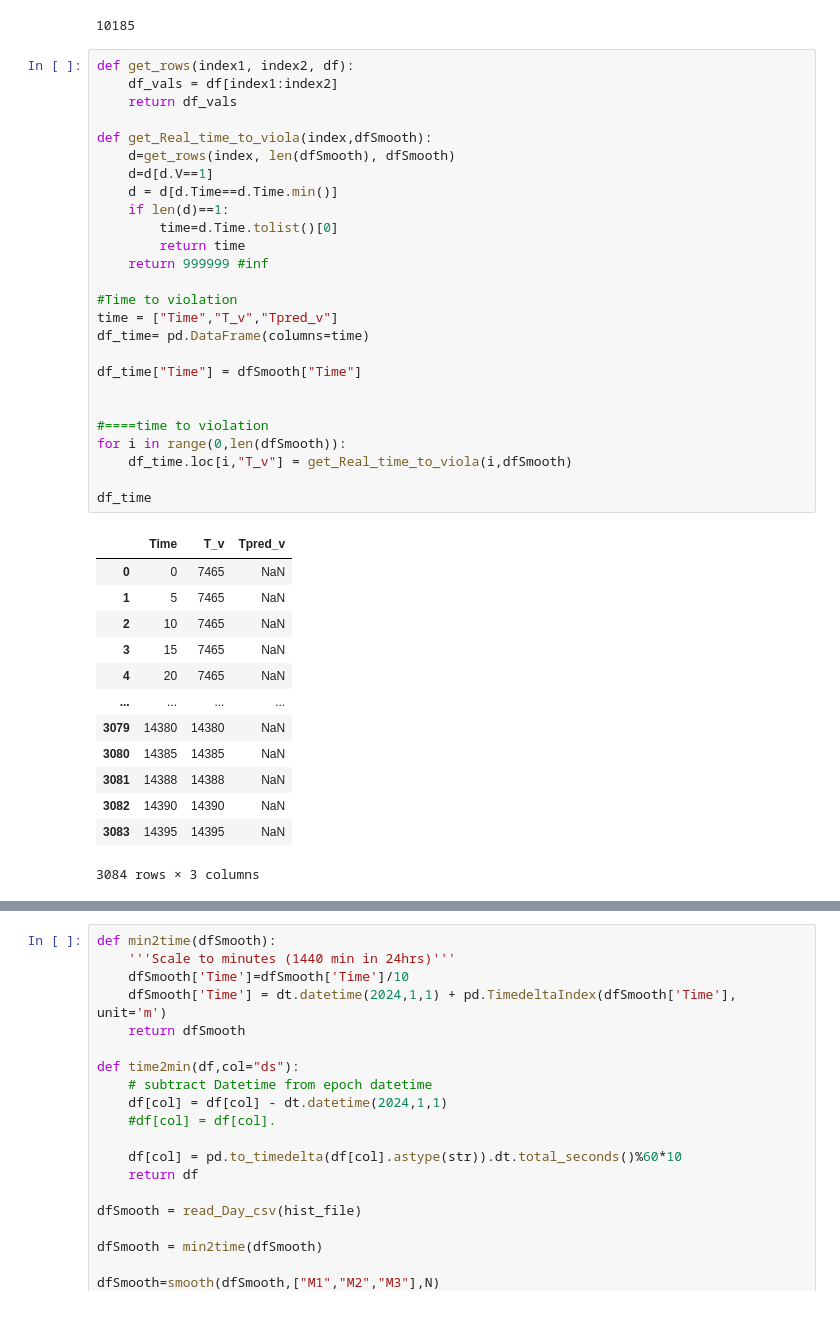
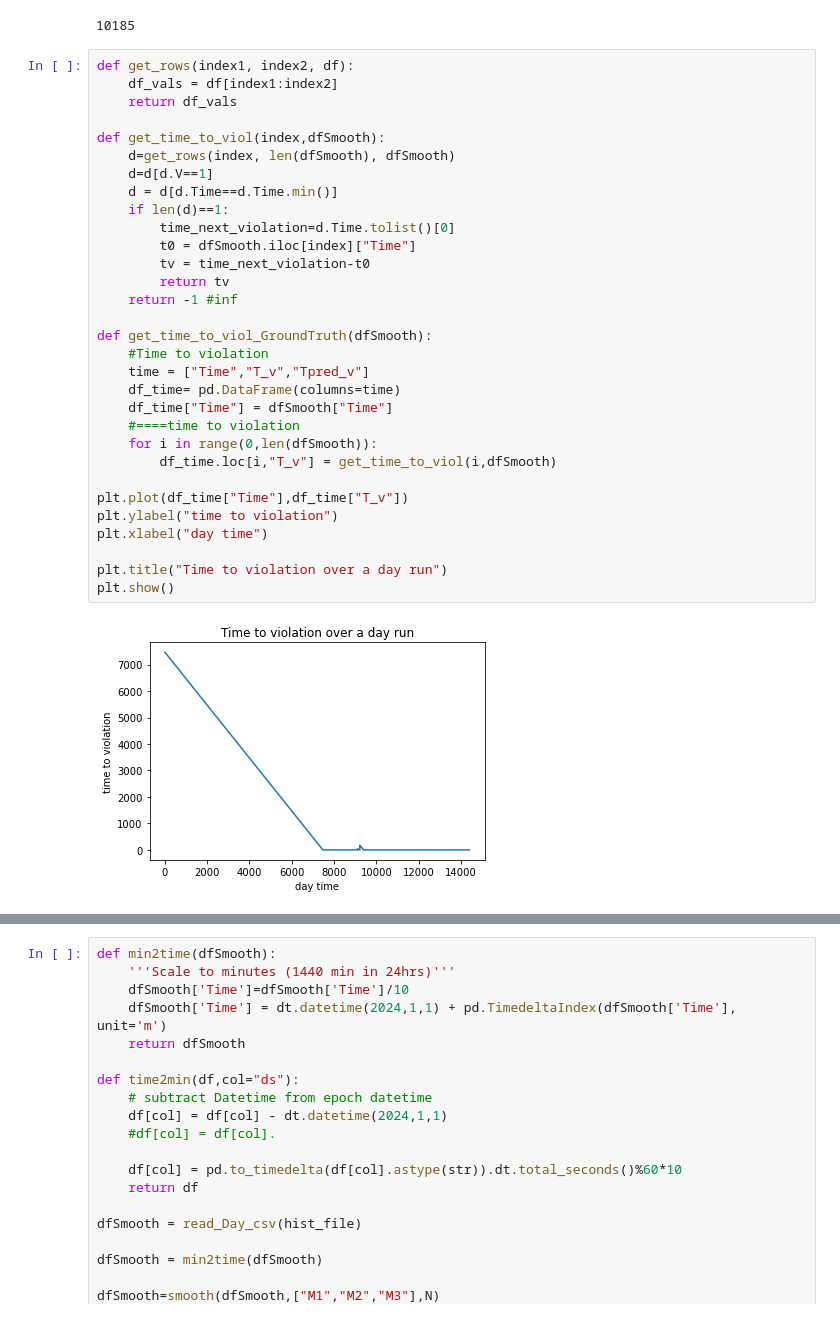
Before and after one commit to Gricel-lee/ProactiveAdaptation, a Jupyter notebook: AllCODE.ipynb, the cells around one changed output, grey strips where cells are left out. Saved outputs shown, nothing was run; the diff lists cells and outputs as text.

```diff
--- a/AllCODE.ipynb
+++ b/AllCODE.ipynb
@@ -577,40 +577,33 @@ time
 # %%
 def get_rows(index1, index2, df):
     df_vals = df[index1:index2]
     return df_vals
 
-def get_Real_time_to_viola(index,dfSmooth):
+def get_time_to_viol(index,dfSmooth):
     d=get_rows(index, len(dfSmooth), dfSmooth)
     d=d[d.V==1]
     d = d[d.Time==d.Time.min()]
     if len(d)==1:
-        time=d.Time.tolist()[0]
-        return time
-    return 999999 #inf
+        time_next_violation=d.Time.tolist()[0]
+        t0 = dfSmooth.iloc[index]["Time"]
+        tv = time_next_violation-t0
+        return tv
+    return -1 #inf
 
-#Time to violation
-time = ["Time","T_v","Tpred_v"]
-df_time= pd.DataFrame(columns=time)
+def get_time_to_viol_GroundTruth(dfSmooth):
+    #Time to violation
+    time = ["Time","T_v","Tpred_v"]
+    df_time= pd.DataFrame(columns=time)
+    df_time["Time"] = dfSmooth["Time"]
+    #====time to violation
+    for i in range(0,len(dfSmooth)):
+        df_time.loc[i,"T_v"] = get_time_to_viol(i,dfSmooth)
 
-df_time["Time"] = dfSmooth["Time"]
+plt.plot(df_time["Time"],df_time["T_v"])
+plt.ylabel("time to violation")
+plt.xlabel("day time")
 
-
-#====time to violation
-for i in range(0,len(dfSmooth)):
-    df_time.loc[i,"T_v"] = get_Real_time_to_viola(i,dfSmooth)
-
-df_time
+plt.title("Time to violation over a day run")
+plt.show()
 # %% [output]
-|  | Time | T_v | Tpred_v |
-| 0 | 0 | 7465 | NaN |
-| 1 | 5 | 7465 | NaN |
-| 2 | 10 | 7465 | NaN |
-| 3 | 15 | 7465 | NaN |
-| 4 | 20 | 7465 | NaN |
-| ... | ... | ... | ... |
-| 3079 | 14380 | 14380 | NaN |
-| 3080 | 14385 | 14385 | NaN |
-| 3081 | 14388 | 14388 | NaN |
-| 3082 | 14390 | 14390 | NaN |
-| 3083 | 14395 | 14395 | NaN |
-3084 rows × 3 columns
+[figure, added]
```
Also changed, not shown: parts of 2 cells of this notebook.
